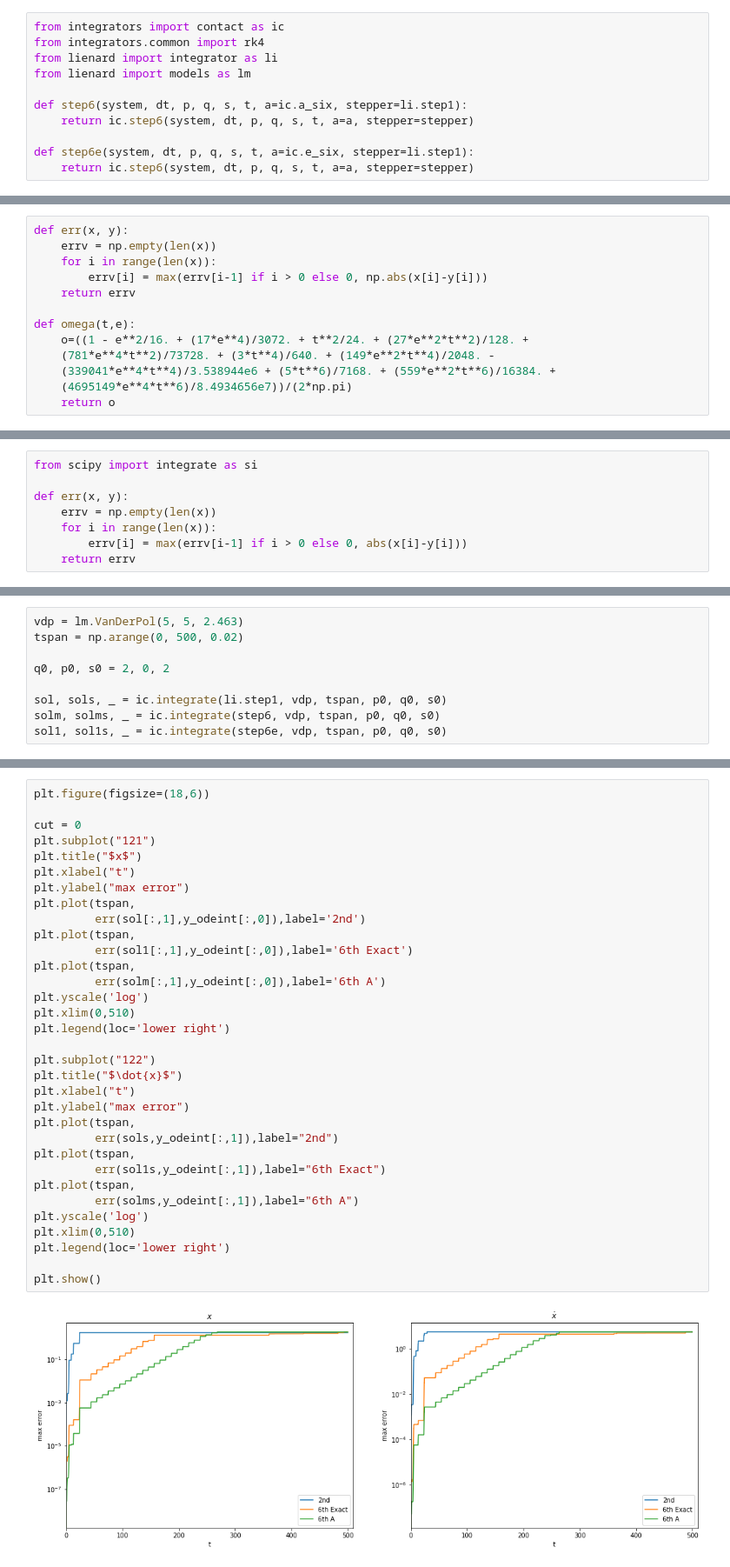
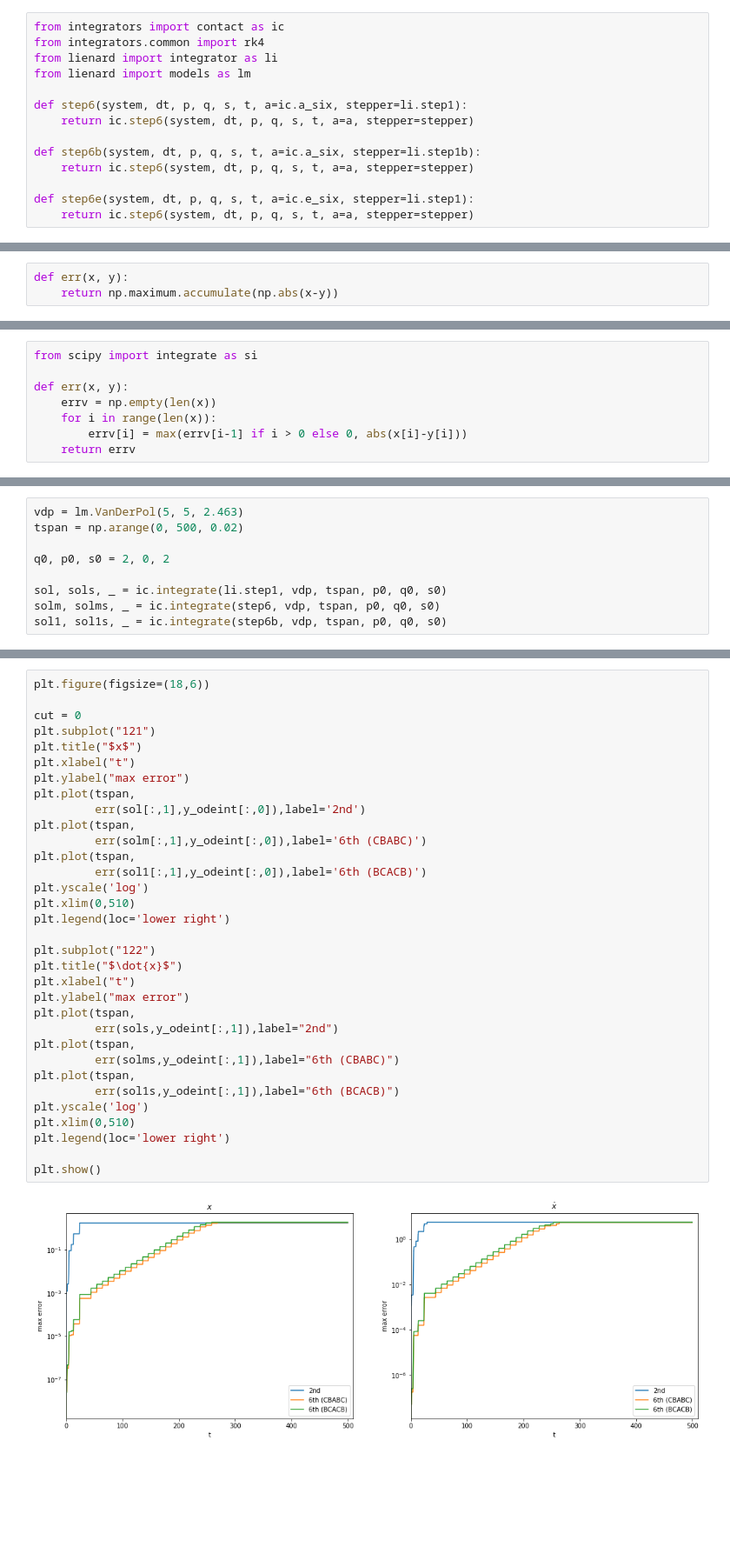
Before and after one commit to fzadra/VanDerPolContact, a Jupyter notebook: ForcedVdP.ipynb, the cells around one changed output, grey strips where cells are left out. Shown: that part at 87% size. Saved outputs shown, nothing was run; the diff lists cells and outputs as text; blank space fills up the shorter version.

```diff
--- a/ForcedVdP.ipynb
+++ b/ForcedVdP.ipynb
@@ -7,6 +7,9 @@ from lienard import models as lm
 def step6(system, dt, p, q, s, t, a=ic.a_six, stepper=li.step1):
     return ic.step6(system, dt, p, q, s, t, a=a, stepper=stepper)
 
+def step6b(system, dt, p, q, s, t, a=ic.a_six, stepper=li.step1b):
+    return ic.step6(system, dt, p, q, s, t, a=a, stepper=stepper)
+
 def step6e(system, dt, p, q, s, t, a=ic.e_six, stepper=li.step1):
     return ic.step6(system, dt, p, q, s, t, a=a, stepper=stepper)
 # %%
@@ -17,17 +22,7 @@ from mpl_toolkits import mplot3d
 import progressbar
-# %%
-def err(x, y):
-    errv = np.empty(len(x))
-    for i in range(len(x)):
-        errv[i] = max(errv[i-1] if i > 0 else 0, np.abs(x[i]-y[i]))
-    return errv
-
-def omega(t,e):
-    o=((1 - e**2/16. + (17*e**4)/3072. + t**2/24. + (27*e**2*t**2)/128. +
-    (781*e**4*t**2)/73728. + (3*t**4)/640. + (149*e**2*t**4)/2048. -
-    (339041*e**4*t**4)/3.538944e6 + (5*t**6)/7168. + (559*e**2*t**6)/16384. +
-    (4695149*e**4*t**6)/8.4934656e7))/(2*np.pi)
-    return o
+# %%
+def err(x, y):
+    return np.maximum.accumulate(np.abs(x-y))
 # %% [markdown]
 ## Forced Van Der Pol Oscillator
 # %% [markdown]
@@ -77,7 +72,7 @@ q0, p0, s0 = 2, 0, 2
 
 sol, sols, _ = ic.integrate(li.step1, vdp, tspan, p0, q0, s0)
 solm, solms, _ = ic.integrate(step6, vdp, tspan, p0, q0, s0)
-sol1, sol1s, _ = ic.integrate(step6e, vdp, tspan, p0, q0, s0)
+sol1, sol1s, _ = ic.integrate(step6b, vdp, tspan, p0, q0, s0)
 # %%
 plt.figure(figsize=(14,10))
 
@@ -114,35 +109,35 @@ plt.show()
 # %%
 plt.figure(figsize=(18,6))
 
 cut = 0
 plt.subplot("121")
 plt.title("$x$")
 plt.xlabel("t")
 plt.ylabel("max error")
 plt.plot(tspan,
          err(sol[:,1],y_odeint[:,0]),label='2nd')
 plt.plot(tspan,
-         err(sol1[:,1],y_odeint[:,0]),label='6th Exact')
+         err(solm[:,1],y_odeint[:,0]),label='6th (CBABC)')
 plt.plot(tspan,
-         err(solm[:,1],y_odeint[:,0]),label='6th A')
+         err(sol1[:,1],y_odeint[:,0]),label='6th (BCACB)')
 plt.yscale('log')
 plt.xlim(0,510)
 plt.legend(loc='lower right')
 
 plt.subplot("122")
 plt.title("$\dot{x}$")
 plt.xlabel("t")
 plt.ylabel("max error")
 plt.plot(tspan,
          err(sols,y_odeint[:,1]),label="2nd")
 plt.plot(tspan,
-         err(sol1s,y_odeint[:,1]),label="6th Exact")
+         err(solms,y_odeint[:,1]),label="6th (CBABC)")
 plt.plot(tspan,
-         err(solms,y_odeint[:,1]),label="6th A")
+         err(sol1s,y_odeint[:,1]),label="6th (BCACB)")
 plt.yscale('log')
 plt.xlim(0,510)
 plt.legend(loc='lower right')
 
 plt.show()
 # %% [output]
-[figure, old version]
+[figure, new version]
```
Also changed, not shown: parts of 11 cells of this notebook, 1 other file.
